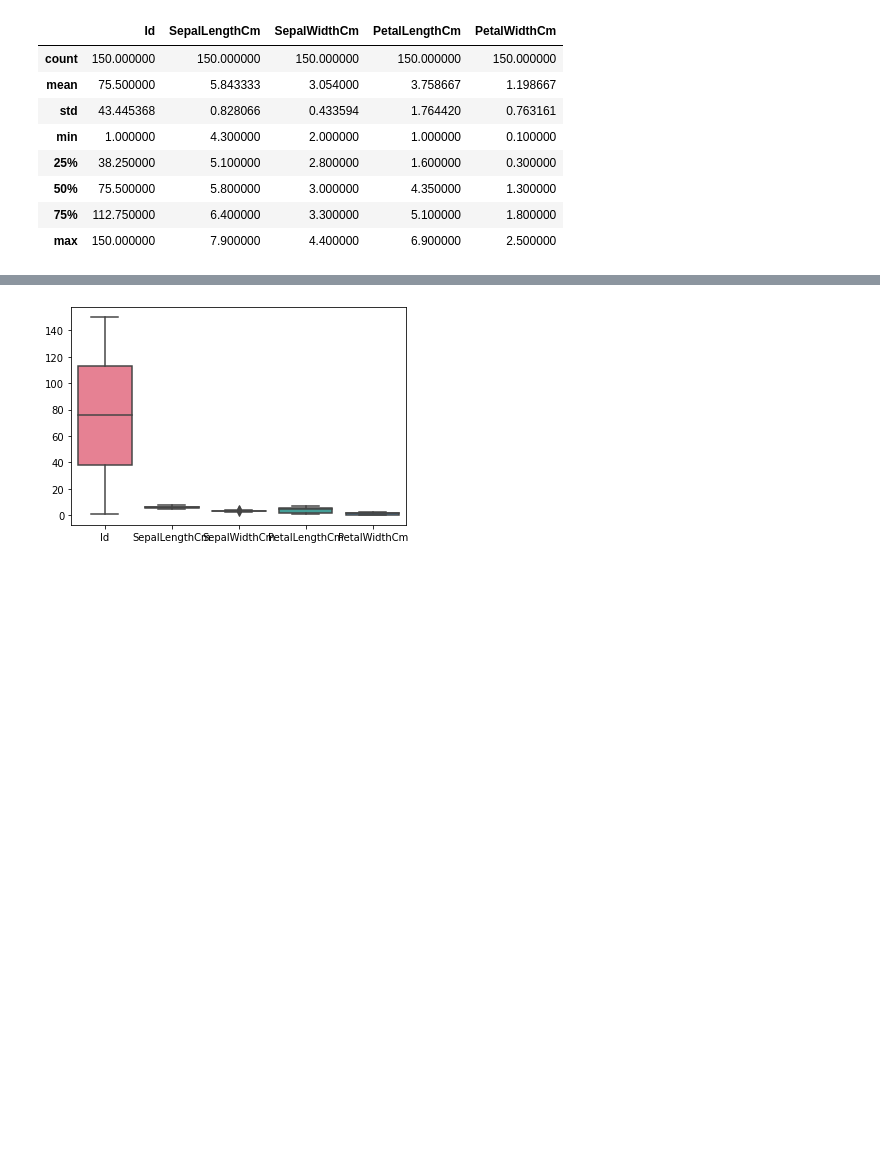
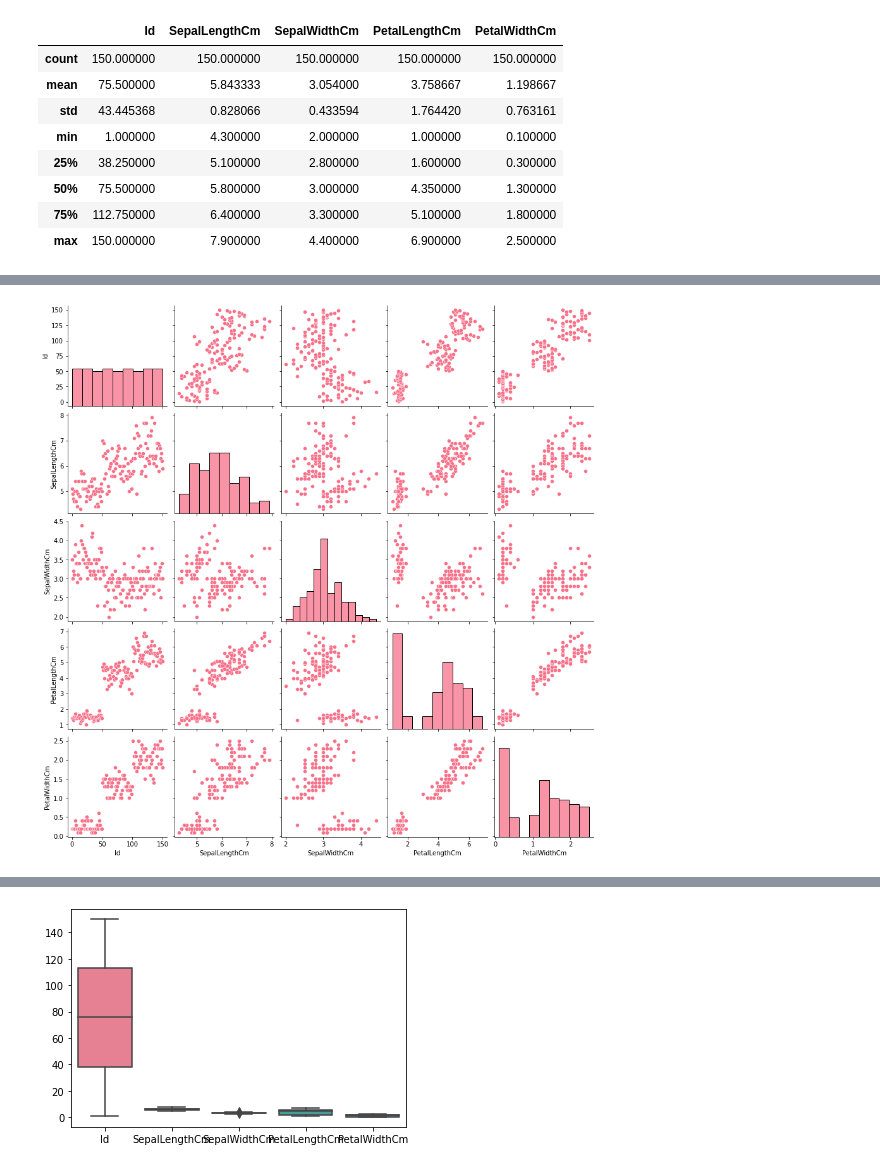
Before and after one commit to aoifekeane001/pands_project, a Jupyter notebook: analysis.ipynb, the cells around one changed output, grey strips where cells are left out. Cells and saved outputs as stored; diff of their text form; code cells hidden in the pictures; blank space fills up the shorter version.

```diff
--- a/analysis.ipynb
+++ b/analysis.ipynb
@@ -69,0 +242,6 @@ iris_data.describe()
+# %%
+# Requirement 3: Outputs a scatter plot of each pair of variables
+sns.pairplot(data=iris_data)
+plt.show()
+# %% [output]
+[figure, added]
```
Also changed, not shown: parts of 26 cells of this notebook.
